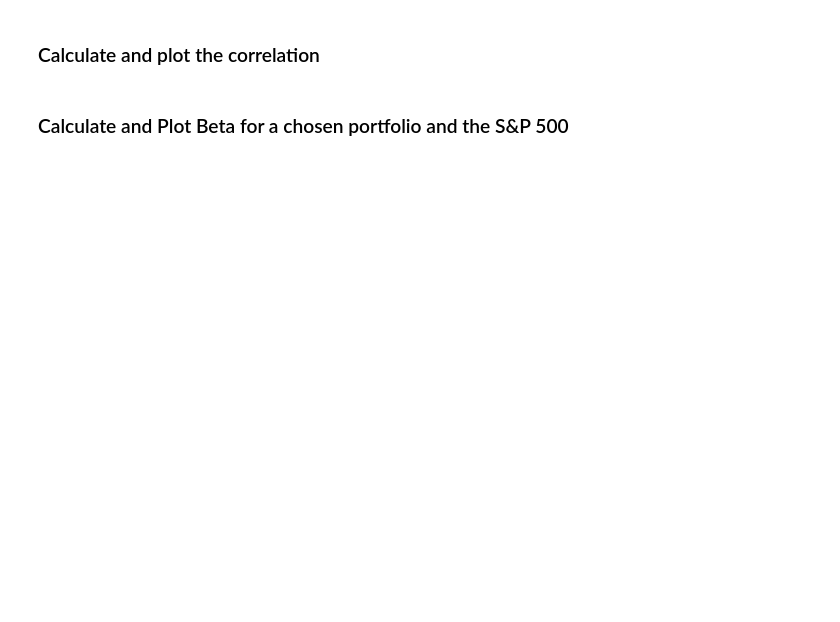
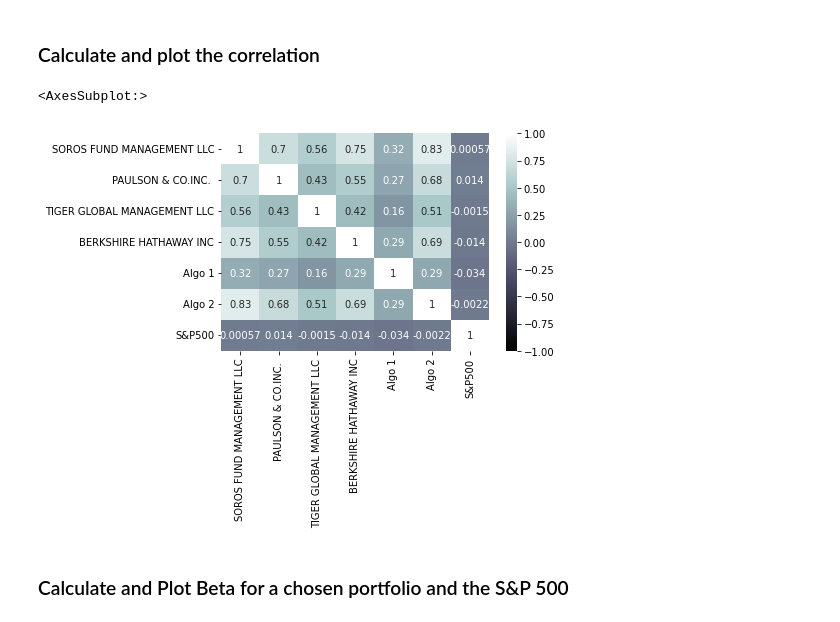
Before and after one commit to jackdavis185/Portfolio_Analysis, a Jupyter notebook: Starter_Code/whale_analysis.ipynb, the cells around one changed output. Saved outputs shown, nothing was run; the diff lists cells and outputs as text; code cells hidden in the pictures; blank space fills up the shorter version.

```diff
--- a/Starter_Code/whale_analysis.ipynb
+++ b/Starter_Code/whale_analysis.ipynb
@@ -230,8 +257,12 @@ Risk changes over time. Analyze the rolling statistics for Risk and Beta.
 ### Calculate and plot the correlation
 # %%
 # Calculate the correlation
-
+correlation_returns = combined_returns.corr()
 # Display de correlation matrix
+sns.heatmap(correlation_returns, vmin = -1, vmax = 1, annot = True, cmap = "bone")
+# %% [output]
+<AxesSubplot:>
+[figure, added]
 # %% [markdown]
 ### Calculate and Plot Beta for a chosen portfolio and the S&P 500
 # %%
```
Also changed, not shown: parts of 11 cells of this notebook.
